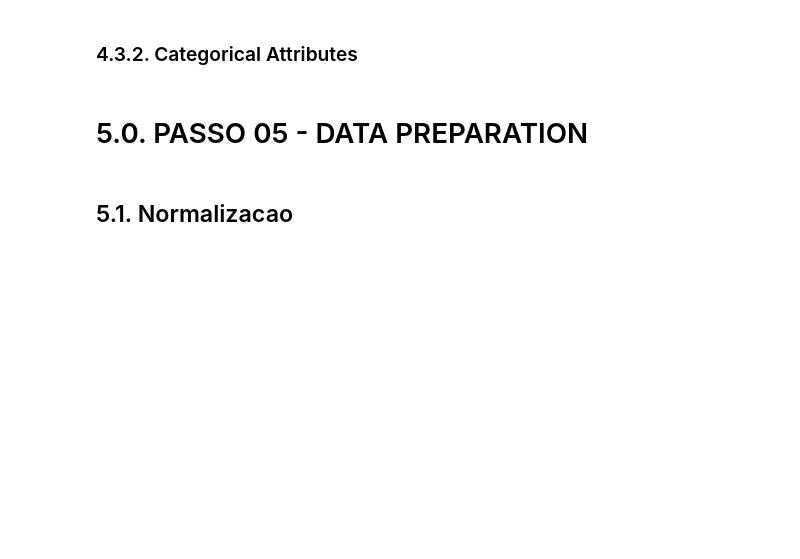
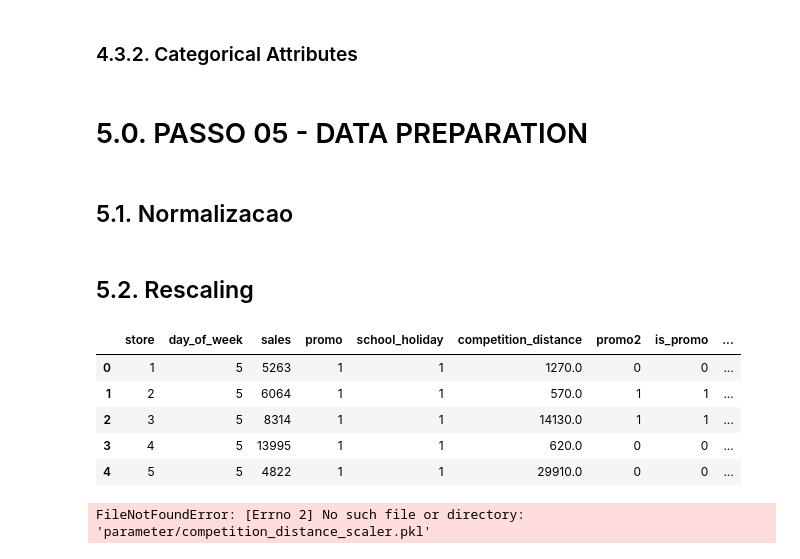
Before and after one commit to luizolijr/dsemproducao, a Jupyter notebook: m05_luiz.ipynb, the cells around one changed output. Drawn from its saved outputs; the diff is of its cells as text; code cells hidden in the pictures; blank space fills up the shorter version.

```diff
--- a/m05_luiz.ipynb
+++ b/m05_luiz.ipynb
@@ -740,0 +733,34 @@ sns.heatmap( d, annot=True )
+# %% [markdown]
+## 5.2. Rescaling
+# %%
+a = df5.select_dtypes(include=['int64', 'float64'])
+# %%
+a.head()
+# %% [output]
+|  | store | day_of_week | sales | promo | school_holiday | competition_distance | promo2 | is_promo | ... |
+| 0 | 1 | 5 | 5263 | 1 | 1 | 1270.0 | 0 | 0 | ... |
+| 1 | 2 | 5 | 6064 | 1 | 1 | 570.0 | 1 | 1 | ... |
+| 2 | 3 | 5 | 8314 | 1 | 1 | 14130.0 | 1 | 1 | ... |
+| 3 | 4 | 5 | 13995 | 1 | 1 | 620.0 | 0 | 0 | ... |
+| 4 | 5 | 5 | 4822 | 1 | 1 | 29910.0 | 0 | 0 | ... |
+# %%
+rs = RobustScaler()
+mms = MinMaxScaler
+
+# competition distance
+df5['competition_distance'] = rs.fit_transform( df5[['competition_distance']].values )
+pickle.dump( rs, open( 'parameter/competition_distance_scaler.pkl', 'wb') )
+
+# competition time month
+df5['competition_time_month'] = rs.fit_transform( df5[['competition_time_month']].values )
+pickle.dump( rs, open( 'parameter/competition_time_month_scaler.pkl', 'wb') )
+
+# promo time week
+df5['promo_time_week'] = mms.fit_transform( df5[['promo_time_week']].values )
+pickle.dump( rs, open( 'parameter/promo_time_week_scaler.pkl', 'wb') )
+
+# year
+df5['year'] = mms.fit_transform( df5[['year']].values )
+pickle.dump( mms, open( 'parameter/year_scaler.pkl', 'wb') )
+# %% [output]
+FileNotFoundError: [Errno 2] No such file or directory: 'parameter/competition_distance_scaler.pkl'
```
Also changed, not shown: parts of 20 cells of this notebook.
